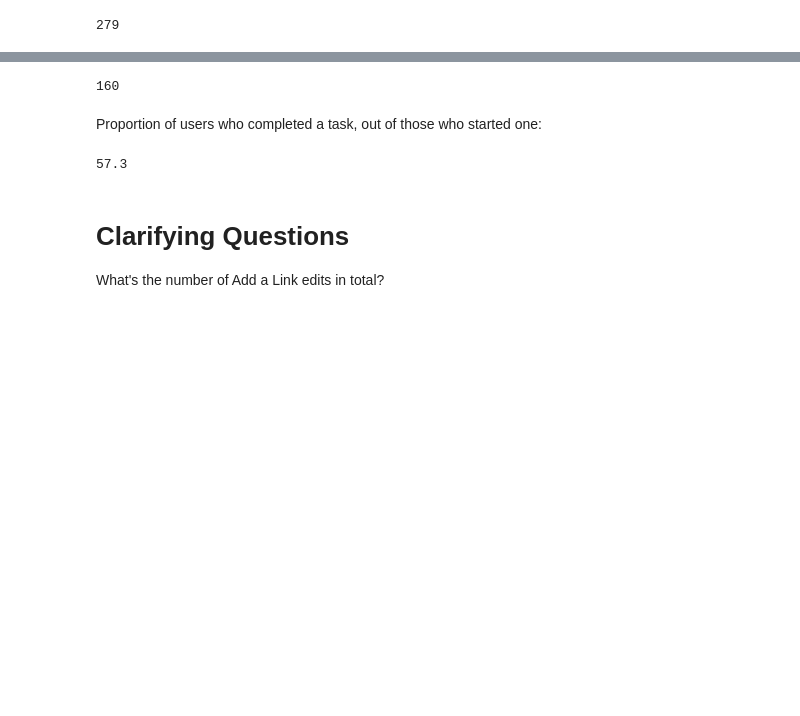
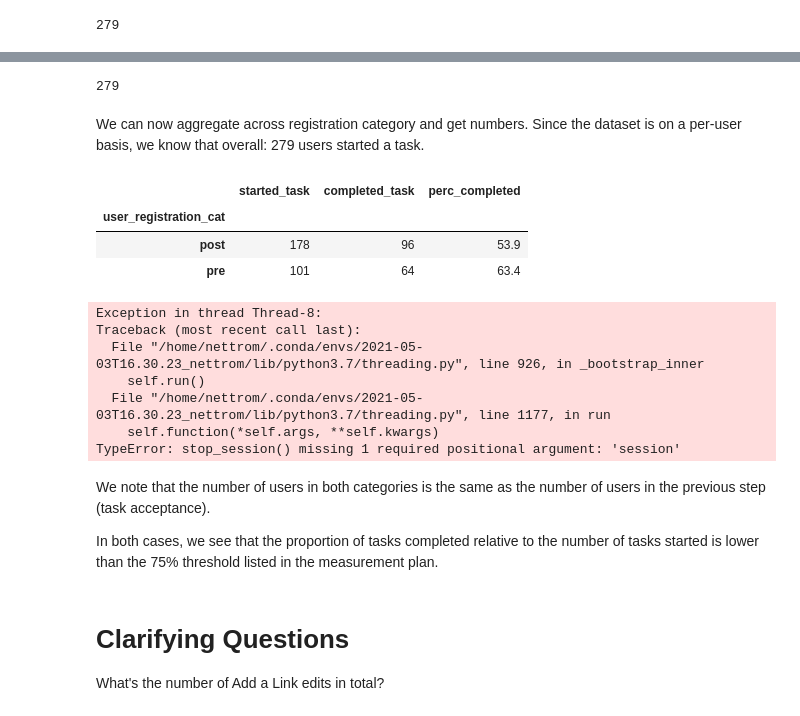
Before and after one commit to wikimedia-research/2021-Growth-structured-tasks, a Jupyter notebook: T277355-leading-indicators.ipynb, the cells around one changed output, grey strips where cells are left out. Cells and saved outputs as stored; diff of their text form; code cells hidden in the pictures; blank space fills up the shorter version.

```diff
--- a/T277355-leading-indicators.ipynb
+++ b/T277355-leading-indicators.ipynb
@@ -783,3 +965,15 @@ Number of users who started a task:
+# %%
+task_registrations = pd.concat(
+    [get_user_registrations(
+        wiki,
+        task_completion_data.loc[task_completion_data['wiki'] == wiki, 'user_id']) for wiki in wikis]
+)
+# %%
+task_registrations['user_registration_ts'] = pd.to_datetime(task_registrations['user_registration'],
+                                                            format = '%Y%m%d%H%M%S')
+# %%
+task_registrations['user_registration_cat'] = task_registrations['user_registration_ts'].apply(
+    lambda x: 'post' if x > exp_start_ts else 'pre')
 # %%
 len(task_completion_data)
 # %% [output]
@@ -789,15 +981,33 @@ Number of users who completed at least one task:
+# %%
+task_completion_data = task_completion_data.merge(task_registrations, on = ['wiki', 'user_id'])
 # %%
-len(task_completion_data.loc[task_completion_data['completed_task'] == 1])
+len(task_completion_data)
 # %% [output]
-160
+279
-# %% [markdown]
-Proportion of users who completed a task, out of those who started one:
-# %%
-round(100 *
-     len(task_completion_data.loc[task_completion_data['completed_task'] == 1]) /
-     len(task_completion_data), 1)
-# %% [output]
-57.3
+# %% [markdown]
+We can now aggregate across registration category and get numbers. Since the dataset is on a per-user basis, we know that overall: 279 users started a task.
+# %%
+task_completion_agg = (task_completion_data.groupby('user_registration_cat')
+                       .agg({'started_task' : 'sum', 'completed_task' : 'sum'}))
+task_completion_agg['perc_completed'] = (100 * task_completion_agg['completed_task'] /
+                                         task_completion_agg['started_task'])
+task_completion_agg.round(1)
+# %% [output]
+|  | started_task | completed_task | perc_completed |
+| user_registration_cat |  |  |  |
+| post | 178 | 96 | 53.9 |
+| pre | 101 | 64 | 63.4 |
+Exception in thread Thread-8:
+Traceback (most recent call last):
+  File "/home/nettrom/.conda/envs/2021-05-03T16.30.23_nettrom/lib/python3.7/threading.py", line 926, in _bootstrap_inner
+    self.run()
+  File "/home/nettrom/.conda/envs/2021-05-03T16.30.23_nettrom/lib/python3.7/threading.py", line 1177, in run
+    self.function(*self.args, **self.kwargs)
+TypeError: stop_session() missing 1 required positional argument: 'session'
+# %% [markdown]
+We note that the number of users in both categories is the same as the number of users in the previous step (task acceptance).
+
+In both cases, we see that the proportion of tasks completed relative to the number of tasks started is lower than the 75% threshold listed in the measurement plan.
 # %% [markdown]
 # Clarifying Questions
 
```
Also changed, not shown: parts of 77 cells of this notebook.
